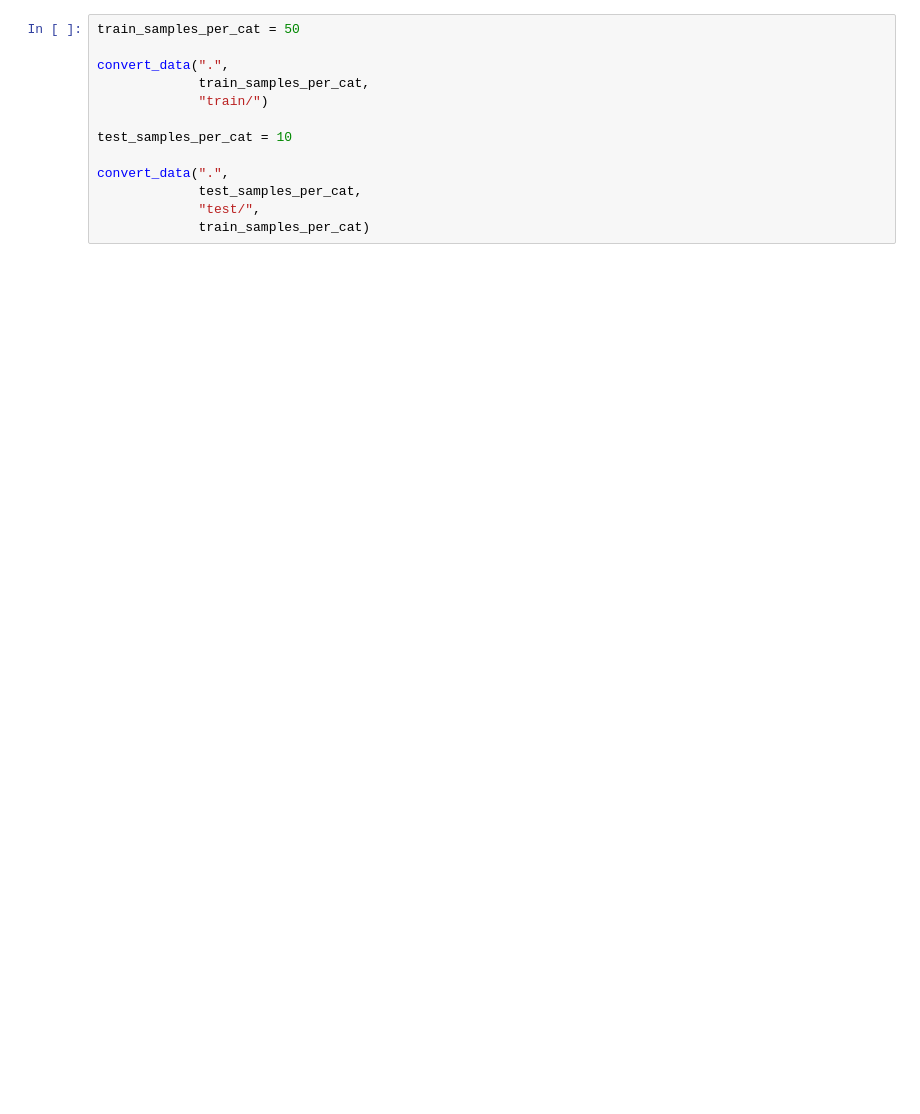
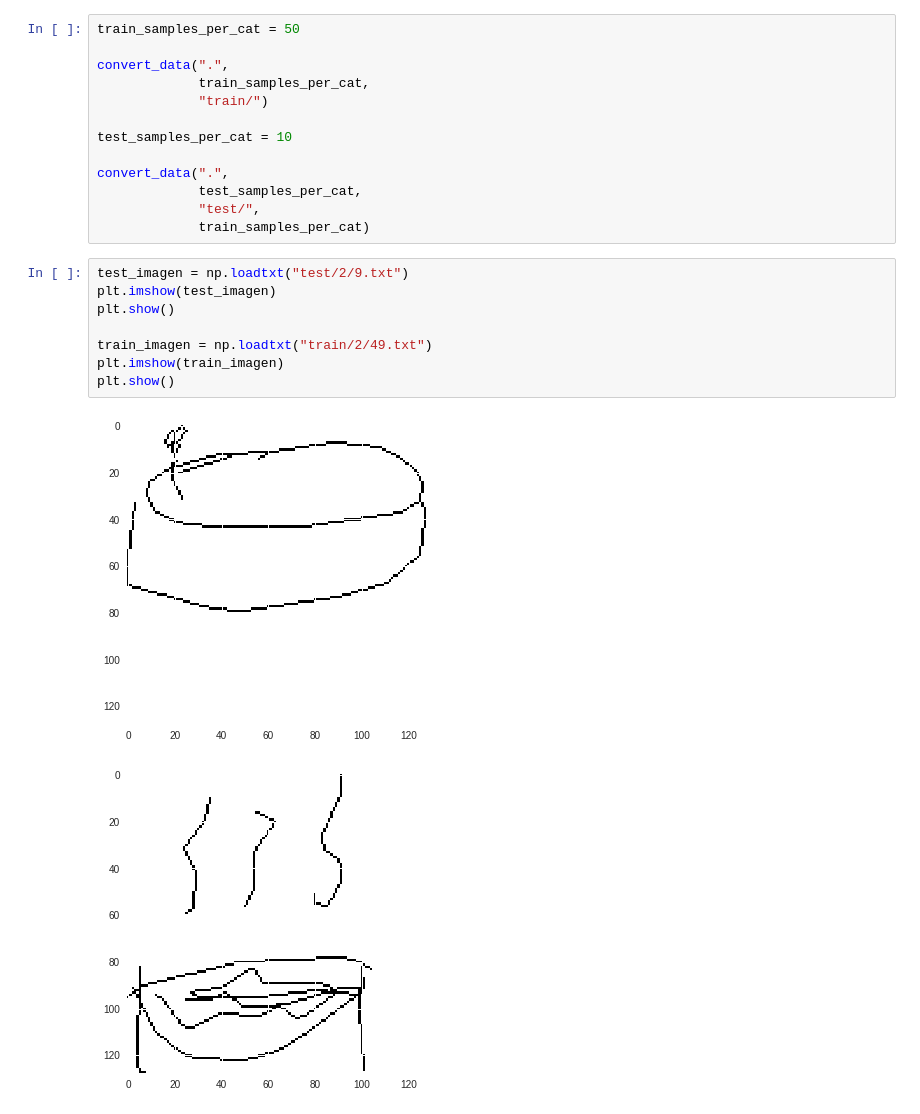
Before and after one commit to martinKindall/deep_learning_uchile, a Jupyter notebook: tarea2/Tarea2_deep_learning.ipynb, the cells around one changed output. Cells and saved outputs as stored; diff of their text form; blank space fills up the shorter version.

```diff
--- a/tarea2/Tarea2_deep_learning.ipynb
+++ b/tarea2/Tarea2_deep_learning.ipynb
@@ -152,4 +158,15 @@ convert_data(".",
              test_samples_per_cat,
              "test/",
              train_samples_per_cat)
+# %%
+test_imagen = np.loadtxt("test/2/9.txt")
+plt.imshow(test_imagen)
+plt.show()
+
+train_imagen = np.loadtxt("train/2/49.txt")
+plt.imshow(train_imagen)
+plt.show()
+# %% [output]
+[figure, added]
+[figure, added]
 # %%
```
Also changed, not shown: parts of 12 cells of this notebook.
